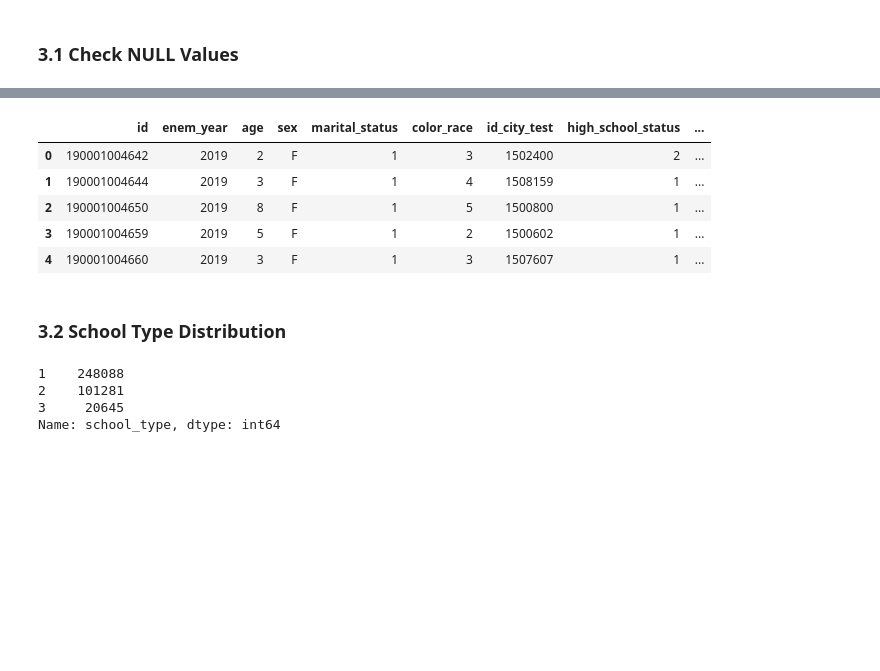
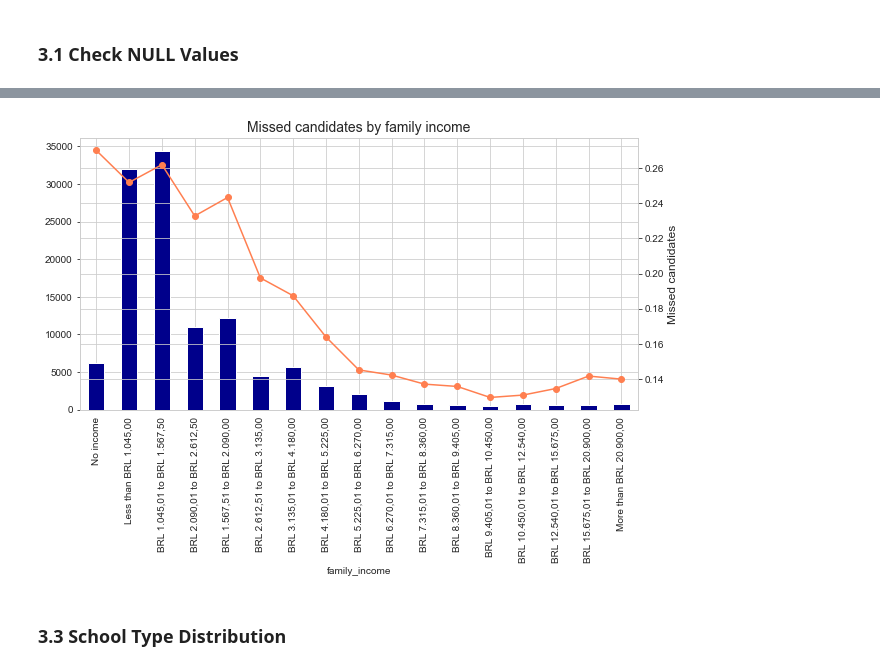
Before and after one commit to Dellonath/educational-data-mining-enem, a Jupyter notebook: notebooks/1.0-exploratory-data-analysis.ipynb, the cells around one changed output, grey strips where cells are left out. Saved outputs shown, nothing was run; the diff lists cells and outputs as text; code cells hidden in the pictures; blank space fills up the shorter version.

```diff
--- a/notebooks/1.0-exploratory-data-analysis.ipynb
+++ b/notebooks/1.0-exploratory-data-analysis.ipynb
@@ -55,24 +58,45 @@ The dataset has a lot of missing values. Especially in score data and id_city_sc
+# %%
+# ordered labels
+income_order = [
+    'No income',
+    'Less than BRL 1.045,00',
+    'BRL 1.045,01 to BRL 1.567,50',
+    'BRL 2.090,01 to BRL 2.612,50',
+    'BRL 1.567,51 to BRL 2.090,00',
+    'BRL 2.612,51 to BRL 3.135,00',
+    'BRL 3.135,01 to BRL 4.180,00',
+    'BRL 4.180,01 to BRL 5.225,00',
+    'BRL 5.225,01 to BRL 6.270,00',
+    'BRL 6.270,01 to BRL 7.315,00',
+    'BRL 7.315,01 to BRL 8.360,00',
+    'BRL 8.360,01 to BRL 9.405,00',
+    'BRL 9.405,01 to BRL 10.450,00',
+    'BRL 10.450,01 to BRL 12.540,00',
+    'BRL 12.540,01 to BRL 15.675,00',
+    'BRL 15.675,01 to BRL 20.900,00',
+    'More than BRL 20.900,00'
+]
+# %%
+missed_candidates = data.query('presence_day_1 == 0').groupby('family_income').size()[income_order]
+total_candidates = data.groupby('family_income').size()[income_order]
+
+bar_plot = missed_candidates.plot.bar(figsize = (8, 5), color = 'darkblue')
+
+# right side
+line_plot = bar_plot.twinx()
+(missed_candidates/total_candidates).plot(figsize = (10, 5), color = 'coral', marker = 'o', ax = line_plot)
+
+plt.title('Missed candidates by family income', fontsize = 14)
+plt.xlabel('Family income', fontsize = 12)
+plt.ylabel('Missed candidates', fontsize = 12)
+plt.savefig('../reports/figures/missed_candidates_by_income.jpeg', bbox_inches = 'tight', dpi = 600)
+plt.show()
+# %% [output]
+[figure, added]
+# %% [markdown]
+### 3.3 School Type Distribution
 # %%
 # filter out candidates that failed in ENEM in one of the two days
 # each presence day has value 1 then (presence_day_1 + presence_day_2) is equal 2
-data = raw_data.drop('id_city_school', axis = 1).query(
-    '(presence_day_1 + presence_day_2) == 2'
-).dropna()
-
-data.head(5)
+present_candidates = data.drop('id_city_school', axis = 1, errors = 'ignore').query('(presence_day_1 + presence_day_2) == 2').dropna()
+present_candidates.head(5)
-# %% [output]
-|  | id | enem_year | age | sex | marital_status | color_race | id_city_test | high_school_status | ... |
-| 0 | 190001004642 | 2019 | 2 | F | 1 | 3 | 1502400 | 2 | ... |
-| 1 | 190001004644 | 2019 | 3 | F | 1 | 4 | 1508159 | 1 | ... |
-| 2 | 190001004650 | 2019 | 8 | F | 1 | 5 | 1500800 | 1 | ... |
-| 3 | 190001004659 | 2019 | 5 | F | 1 | 2 | 1500602 | 1 | ... |
-| 4 | 190001004660 | 2019 | 3 | F | 1 | 3 | 1507607 | 1 | ... |
-# %% [markdown]
-### 3.2 School Type Distribution
-# %%
-data.school_type.value_counts()
-# %% [output]
-1    248088
-2    101281
-3     20645
-Name: school_type, dtype: int64
```
Also changed, not shown: parts of 9 cells of this notebook, 8 other files.
